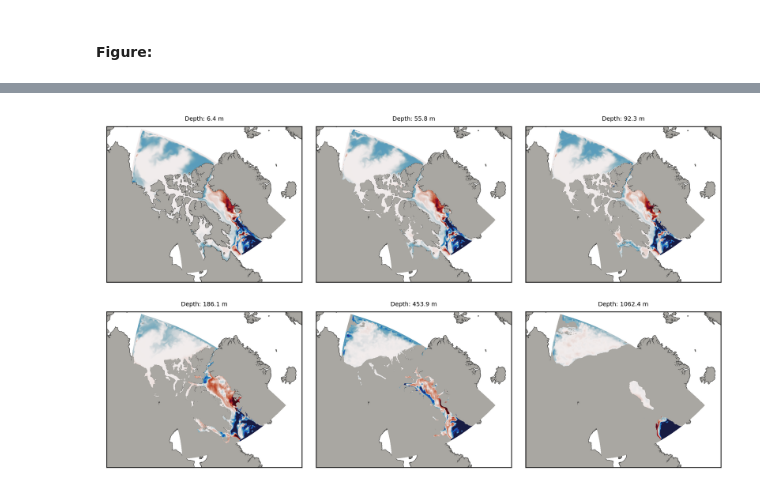
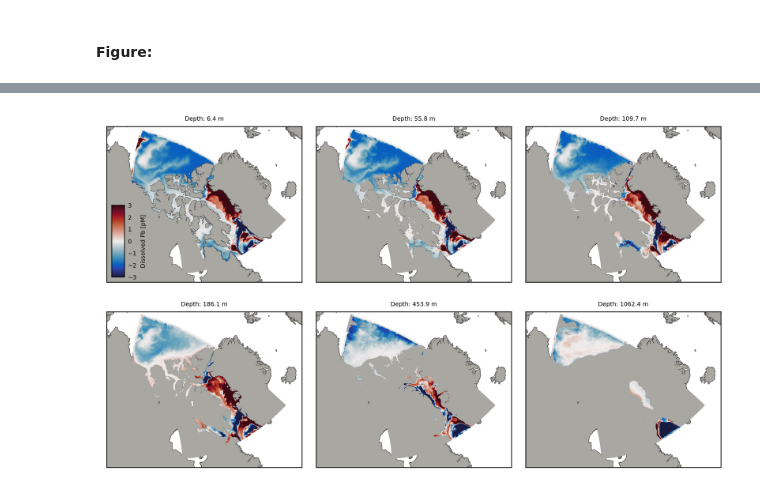
Before and after one commit to UBC-MOAD/analysis-brogalla, a Jupyter notebook: paper3/field-run-changes.ipynb, the cells around one changed output, grey strips where cells are left out. Cells and saved outputs as stored; diff of their text form; code cells hidden in the pictures.

```diff
--- a/paper3/field-run-changes.ipynb
+++ b/paper3/field-run-changes.ipynb
@@ -33,8 +58,9 @@ mesh_bathy   = mfile['tmask'].values[0,:,:,:]
 bathy_masked = np.ma.masked_where((mesh_bathy> 0.1), mesh_bathy)
 mesh_depth   = mfile['nav_lev'].values
 # %%
-folder1 = '/data/brogalla/run_storage/Pb-tuning-202210/Pb-tuning-202210-all-off/'
+folder1 = '/data/brogalla/run_storage/Pb-tuning-202210/Pb-tuning-202210-IC-spin0/'
+folder2 = '/data/brogalla/run_storage/Pb-tuning-202210/Pb-tuning-202210-IC-spin2/'
 file1   = xr.open_dataset(f'{folder1}ANHA12_EXH006_1m_20150101_20151231_comp_201501-201501.nc')
-file2   = xr.open_dataset(f'{folder1}ANHA12_EXH006_1m_20150101_20151231_comp_201512-201512.nc')
+file2   = xr.open_dataset(f'{folder2}ANHA12_EXH006_1m_20150101_20151231_comp_201509-201509.nc')
 dpb1    = file1['dissolpb'].values[0,:,:,:]
 dpb2    = file2['dissolpb'].values[0,:,:,:]
@@ -43,5 +119,5 @@ dpb2    = file2['dissolpb'].values[0,:,:,:]
 # %%
-def plot_layer(variable, layers, vmin=0, vmax=30, cmap1=cmocean.cm.thermal):
+def plot_layer(variable, layers, vmin=0, vmax=30, cmap1=cmocean.cm.thermal, obs=False):
 
     fig, ax, proj1 = pickle.load(open('/ocean/brogalla/GEOTRACES/pickles/Pb6.pickle','rb'))
 
@@ -53,10 +129,31 @@ def plot_layer(variable, layers, vmin=0, vmax=30, cmap1=cmocean.cm.thermal):
         axis.contourf(x, y, bathy_masked[layers[n],imin:imax,jmin:jmax], colors=[land_color], zorder=2) # Mask land at particular depth
         axis.set_title(f'Depth: {mesh_depth[layers[n]]:.1f} m', fontsize=6)
 
-    # Color bar: --------------------------------------------------------------------------------
-#     cbaxes = fig.add_axes([0.92, 0.155, 0.02, 0.38]);
-#     CBar   = plt.colorbar(CB, ax=ax1, cax=cbaxes);
-#     CBar.set_label('Dissolved Pb [pM]', fontsize=7)
-#     CBar.ax.tick_params(axis='y', length=0, labelsize=7)
+        if obs: #plot circles with observations
+            x_obs, y_obs = proj1(obs_lons, obs_lats)
+
+            dpb_obs = []
+            for stn in stn_names:
+                try:
+                    ind = np.argmin(np.abs(Pb_data[f'Depth {stn}']-mesh_depth[layers[n]])) # index of nearest depth observation
+                    min_value = np.min(np.abs(Pb_data[f'Depth {stn}']-mesh_depth[layers[n]]))
+#                     print(f'{stn}, depth: {mesh_depth[layers[n]]}, index: {ind}, depth_diff: {min_value}')
+
+                    if min_value <= 50:
+                        dpb_obs.append(Pb_data[f'{stn}'][ind]*1e3)
+                    else:
+                        dpb_obs.append(np.nan)
+                except:
+                    dpb_obs.append(np.nan)
+
+            CB1 = axis.scatter(x_obs, y_obs, c=dpb_obs, s=15, edgecolor='w', linewidth=0.5, \
+                                zorder=5, vmin=vmin, vmax=vmax, cmap=cmap1)
+
+
+#     Color bar: --------------------------------------------------------------------------------
+    cbaxes = fig.add_axes([0.03, 0.55, 0.02, 0.18]);
+    CBar   = plt.colorbar(CB, ax=ax[0,0], cax=cbaxes);
+    CBar.set_label('Dissolved Pb [pM]', fontsize=6)
+    CBar.ax.tick_params(axis='y', length=0, labelsize=6)
 
     return
@@ -63,4 +164,4 @@ def plot_layer(variable, layers, vmin=0, vmax=30, cmap1=cmocean.cm.thermal):
 # %%
-plot_layer(dpb2-dpb1, (5,18,21,25,30,35), vmin=-5, vmax=5, cmap1=cmocean.cm.balance)
+plot_layer(dpb2-dpb1, (5,18,22,25,30,35), vmin=-3, vmax=3, cmap1=cmocean.cm.balance)
 # %% [output]
-[figure, old version]
+[figure, new version]
```
Also changed, not shown: parts of 6 cells of this notebook.
